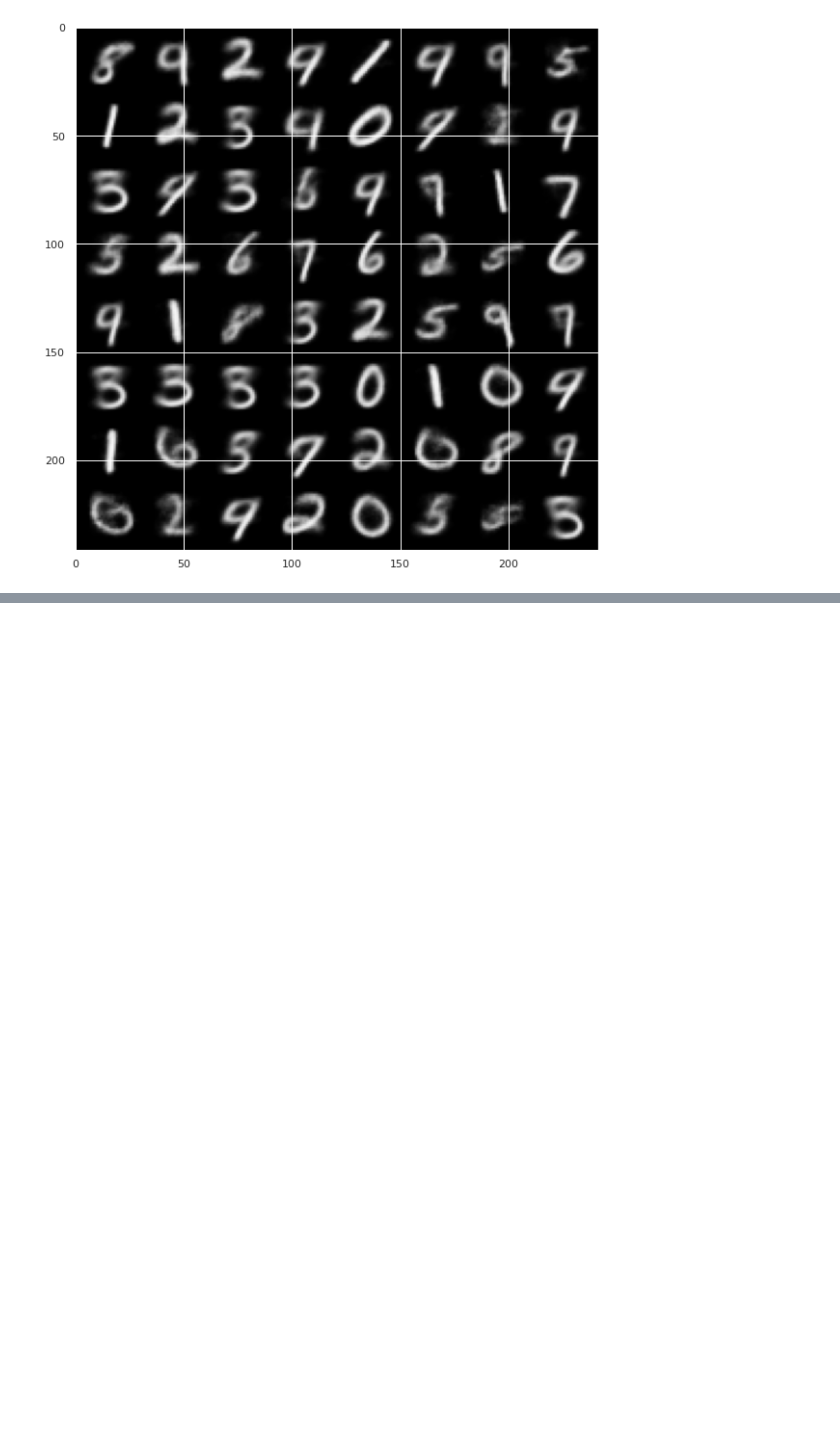
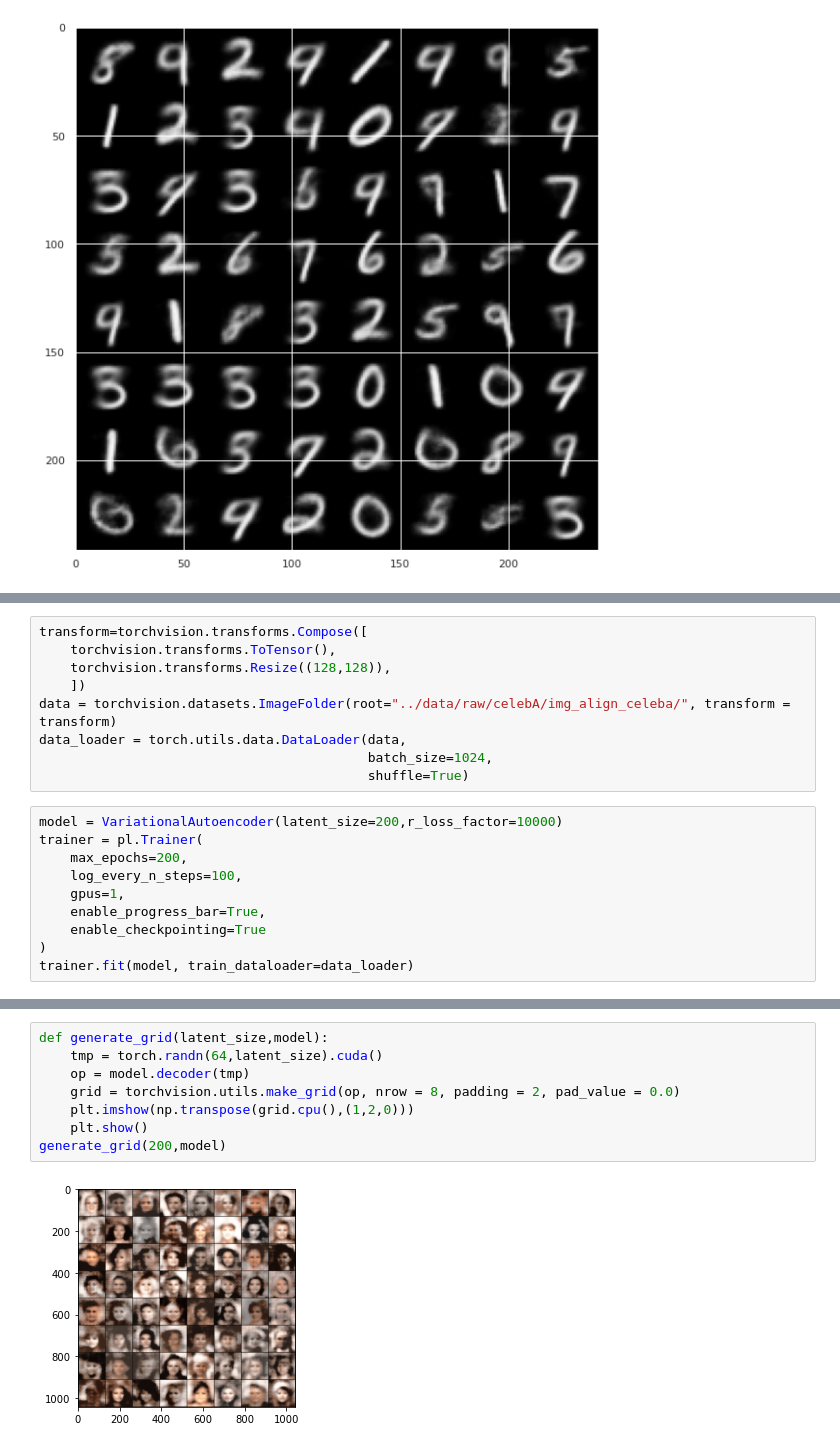
Before and after one commit to AahanSingh/Generative-Lightning, a Jupyter notebook: notebooks/1. Autoencoder Experiments.ipynb, the cells around one changed output, grey strips where cells are left out. Cells and saved outputs as stored; diff of their text form; blank space fills up the shorter version.

```diff
--- a/notebooks/1. Autoencoder Experiments.ipynb
+++ b/notebooks/1. Autoencoder Experiments.ipynb
@@ -275,0 +352,19 @@ generate_grid(2,model)
+# %%
+transform=torchvision.transforms.Compose([
+    torchvision.transforms.ToTensor(),
+    torchvision.transforms.Resize((128,128)),
+    ])
+data = torchvision.datasets.ImageFolder(root="../data/raw/celebA/img_align_celeba/", transform = transform)
+data_loader = torch.utils.data.DataLoader(data,
+                                          batch_size=1024,
+                                          shuffle=True)
+# %%
+model = VariationalAutoencoder(latent_size=200,r_loss_factor=10000)
+trainer = pl.Trainer(
+    max_epochs=200,
+    log_every_n_steps=100,
+    gpus=1,
+    enable_progress_bar=True,
+    enable_checkpointing=True
+)
+trainer.fit(model, train_dataloader=data_loader)
@@ -275,0 +391,10 @@ generate_grid(2,model)
+# %%
+def generate_grid(latent_size,model):
+    tmp = torch.randn(64,latent_size).cuda()
+    op = model.decoder(tmp)
+    grid = torchvision.utils.make_grid(op, nrow = 8, padding = 2, pad_value = 0.0)
+    plt.imshow(np.transpose(grid.cpu(),(1,2,0)))
+    plt.show()
+generate_grid(200,model)
+# %% [output]
+[figure, added]
```
Also changed, not shown: parts of 6 cells of this notebook.
